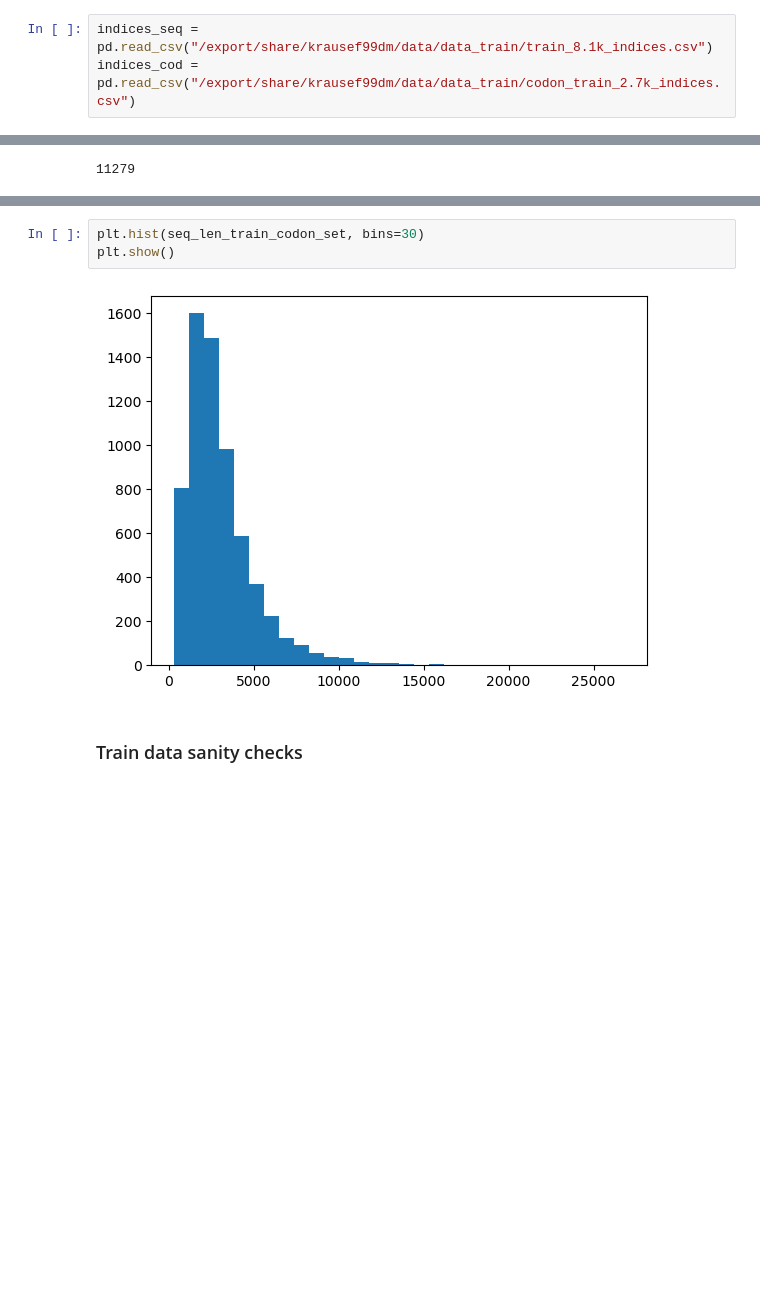
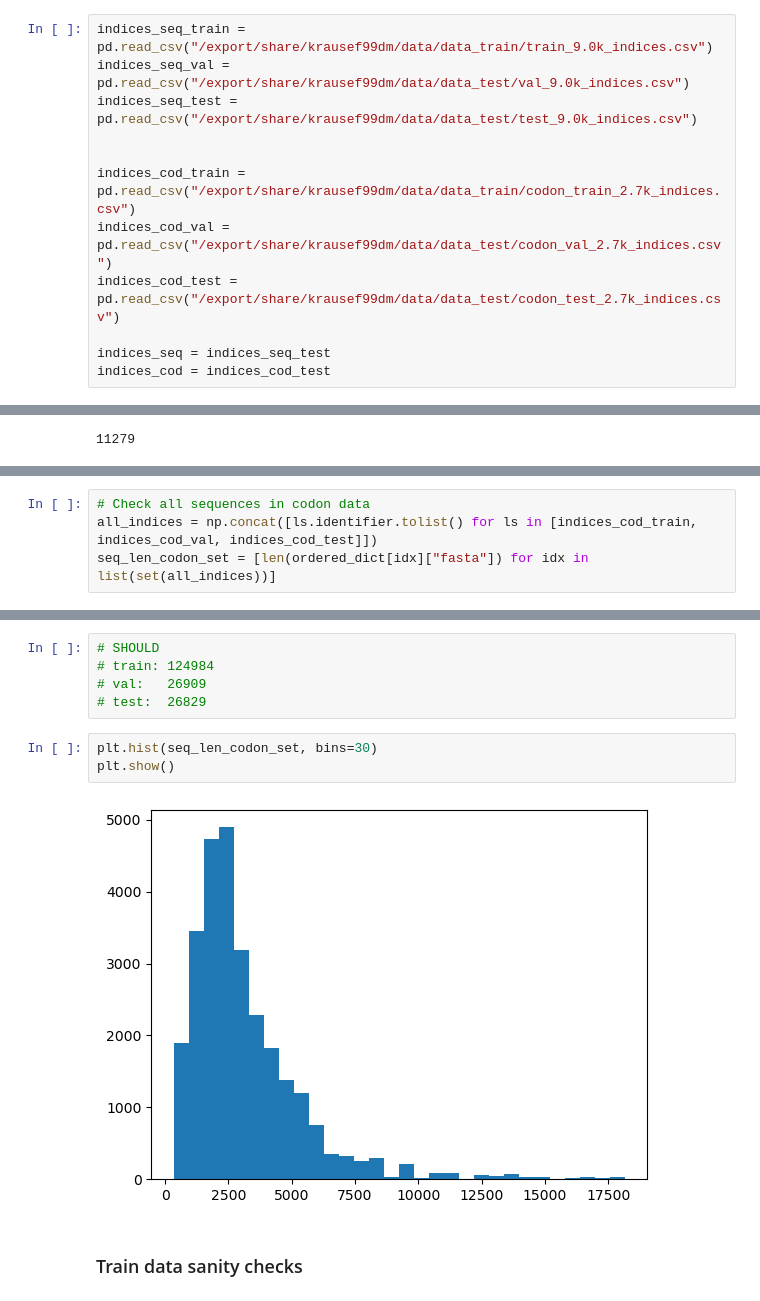
Before and after one commit to f-krause/master-thesis, a Jupyter notebook: experiments/sanity_checks_data.ipynb, the cells around one changed output, grey strips where cells are left out. Saved outputs shown, nothing was run; the diff lists cells and outputs as text; blank space fills up the shorter version.

```diff
--- a/experiments/sanity_checks_data.ipynb
+++ b/experiments/sanity_checks_data.ipynb
@@ -403,8 +459,17 @@ import matplotlib.pylab as plt
 # %% [markdown]
 ### Sequences (ids) in train data check
 # %%
-indices_seq = pd.read_csv("/export/share/krausef99dm/data/data_train/train_8.1k_indices.csv")
-indices_cod = pd.read_csv("/export/share/krausef99dm/data/data_train/codon_train_2.7k_indices.csv")
+indices_seq_train = pd.read_csv("/export/share/krausef99dm/data/data_train/train_9.0k_indices.csv")
+indices_seq_val = pd.read_csv("/export/share/krausef99dm/data/data_test/val_9.0k_indices.csv")
+indices_seq_test = pd.read_csv("/export/share/krausef99dm/data/data_test/test_9.0k_indices.csv")
+
+
+indices_cod_train = pd.read_csv("/export/share/krausef99dm/data/data_train/codon_train_2.7k_indices.csv")
+indices_cod_val = pd.read_csv("/export/share/krausef99dm/data/data_test/codon_val_2.7k_indices.csv")
+indices_cod_test = pd.read_csv("/export/share/krausef99dm/data/data_test/codon_test_2.7k_indices.csv")
+
+indices_seq = indices_seq_test
+indices_cod = indices_cod_test
 # %%
 indices_seq_set = set(indices_seq.identifier.tolist())
 indices_cod_set = set(indices_cod.identifier.tolist())
@@ -457 +506,5 @@ seq_len_train_codon_set = [len(ordered_dict[idx]["fasta"]) for idx in list(set(t
+# %%
+# Check all sequences in codon data
+all_indices = np.concat([ls.identifier.tolist() for ls in [indices_cod_train, indices_cod_val, indices_cod_test]])
+seq_len_codon_set = [len(ordered_dict[idx]["fasta"]) for idx in list(set(all_indices))]
 # %%
@@ -468,8 +523,13 @@ sum([1 if x > 8100 else 0 for x in seq_len_train_codon_set])
+# %%
+# SHOULD
+# train: 124984
+# val:   26909
+# test:  26829
 # %%
-plt.hist(seq_len_train_codon_set, bins=30)
+plt.hist(seq_len_codon_set, bins=30)
 plt.show()
 # %% [output]
-[figure, old version]
+[figure, new version]
 # %% [markdown]
 ### Train data sanity checks
 # %%
```
Also changed, not shown: parts of 8 cells of this notebook, 1 other file.
